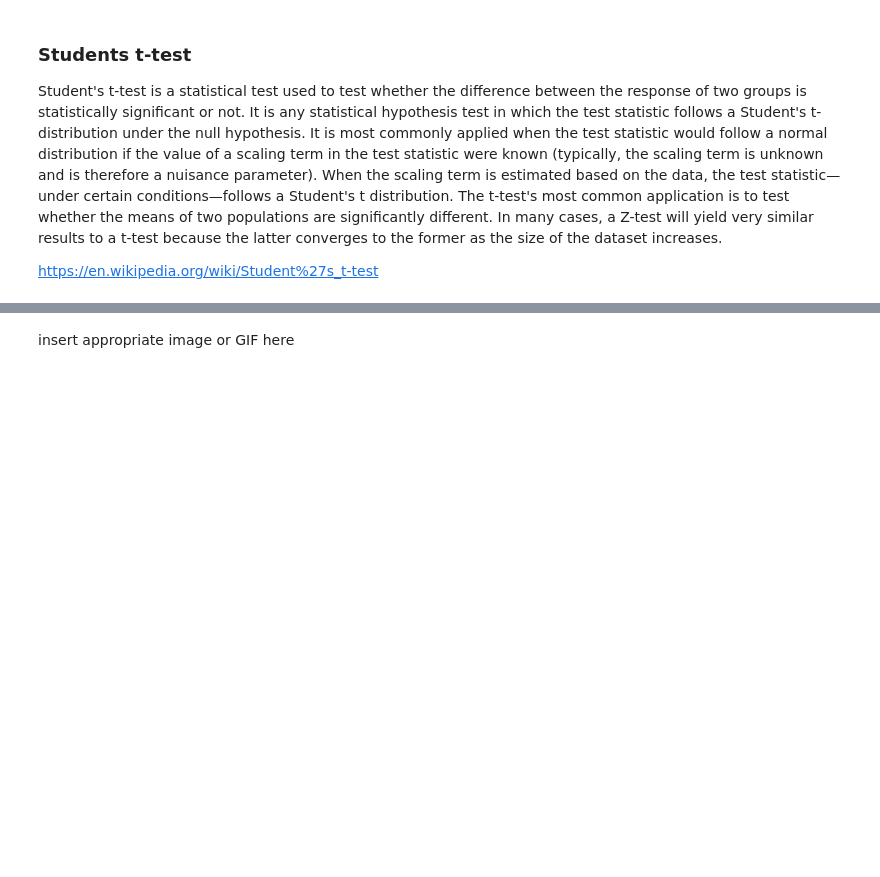
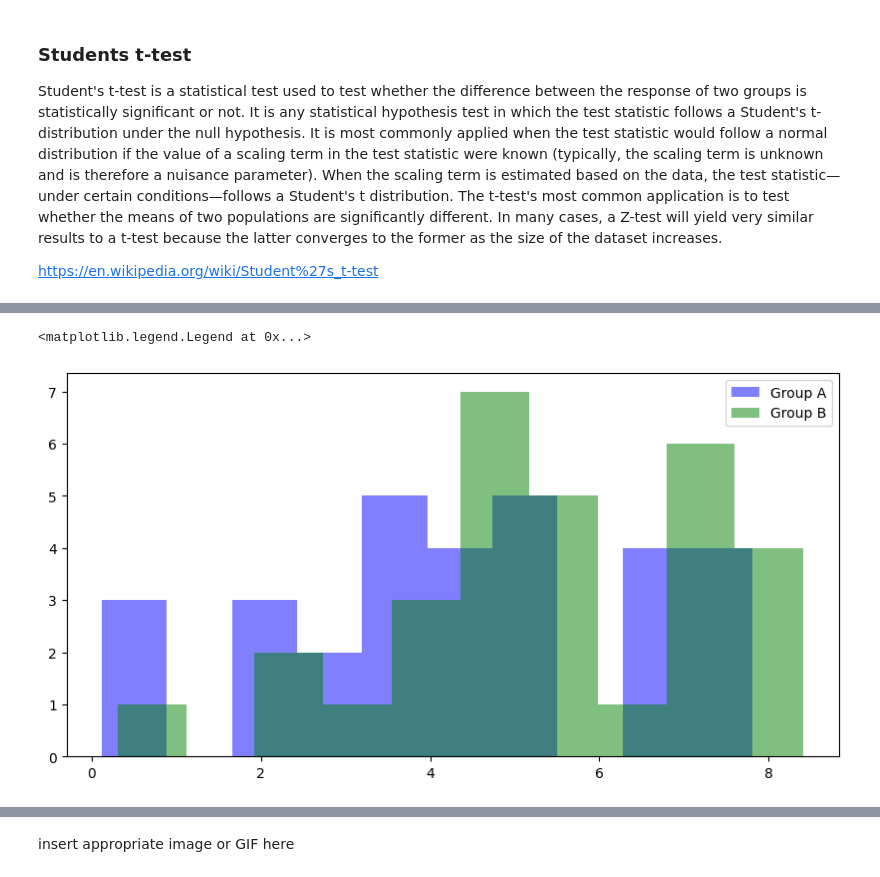
Before and after one commit to GraceMarySmyth/applied-statistics-assessment, a Jupyter notebook: problems.ipynb, the cells around one changed output, grey strips where cells are left out. Drawn from its saved outputs; the diff is of its cells as text; code cells hidden in the pictures; blank space fills up the shorter version.

```diff
--- a/problems.ipynb
+++ b/problems.ipynb
@@ -1137,0 +1141,9 @@ https://en.wikipedia.org/wiki/Student%27s_t-test
+# %%
+# Group A
+group_a = np.random.normal(loc=5.0, scale=2.0, size=30)
+
+# Group B
+group_b = np.random.normal(loc=5.0, scale=2.0, size=30)
+
+# Show
+group_a, group_b
@@ -1137,0 +1163,17 @@ https://en.wikipedia.org/wiki/Student%27s_t-test
+# %%
+# Create an empty plot
+# https://matplotlib.org/stable/gallery/statistics/histogram_multihist.html#sphx-glr-gallery-statistics-histogram-multihist-py
+fig, ax = plt.subplots(figsize =(10, 5))
+
+# create histogram for group A
+# alpha is transparency. 0 is fully transparent, 1 is fully opaque.
+ax.hist(group_a, alpha=0.5, label='Group A', color='blue', bins=10)
+
+# create histogram for group B
+ax.hist(group_b, alpha=0.5, label='Group B', color='green', bins=10)
+
+# add legend
+ax.legend()
+# %% [output]
+<matplotlib.legend.Legend at 0x...>
+[figure, added]
```
Also changed, not shown: parts of 34 cells of this notebook, 1 other file.
